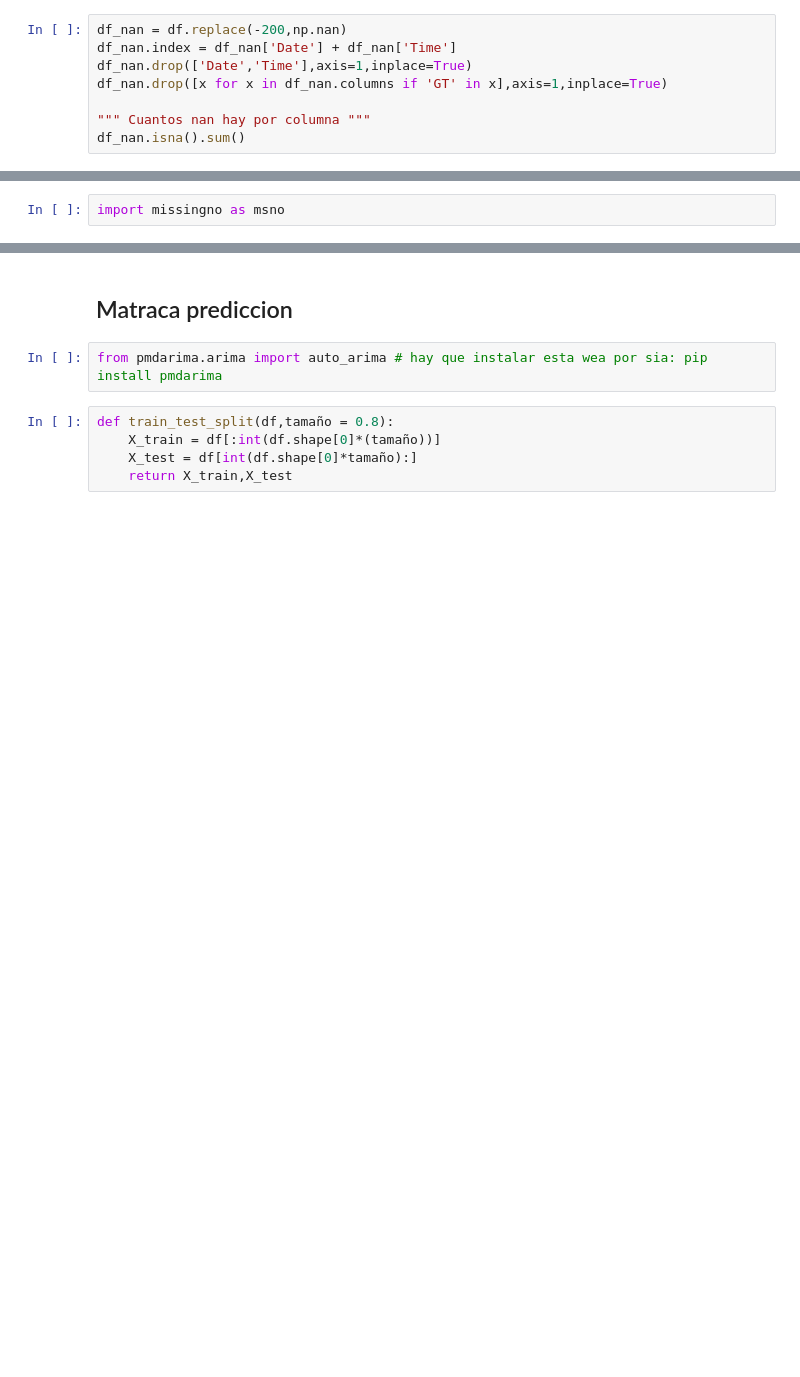
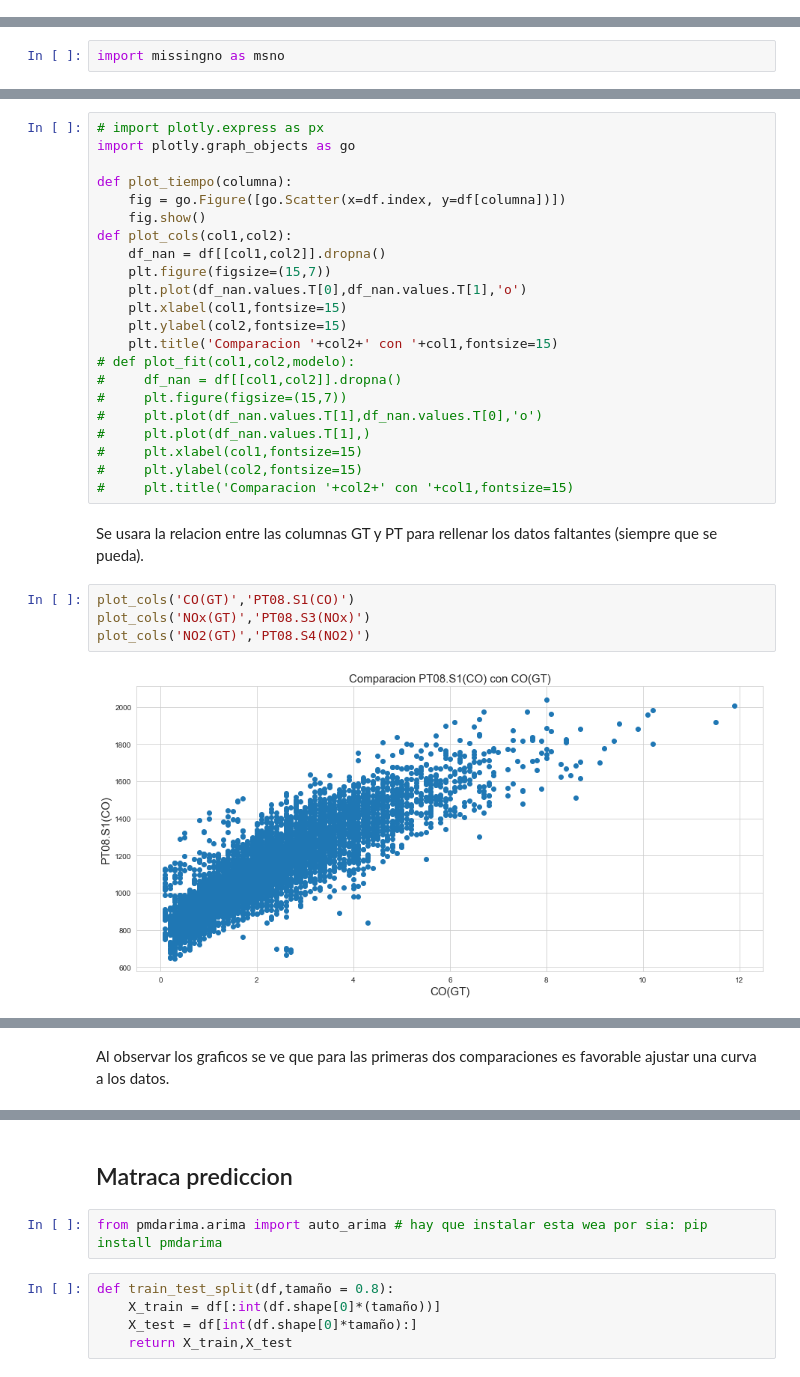
Before and after one commit to Bhernandez-dot/Air_Quality_Forecasting, a Jupyter notebook: proyecto.ipynb, the cells around one changed output, grey strips where cells are left out. Saved outputs shown, nothing was run; the diff lists cells and outputs as text; blank space fills up the shorter version.

```diff
--- a/proyecto.ipynb
+++ b/proyecto.ipynb
@@ -94,8 +11,0 @@ Los datos faltantes del df los reemplazaron con el valor de -200.
-# %%
-df_nan = df.replace(-200,np.nan)
-df_nan.index = df_nan['Date'] + df_nan['Time']
-df_nan.drop(['Date','Time'],axis=1,inplace=True)
-df_nan.drop([x for x in df_nan.columns if 'GT' in x],axis=1,inplace=True)
-
-""" Cuantos nan hay por columna """
-df_nan.isna().sum()
@@ -158,0 +77,30 @@ Text(0.5, 0.98, 'Distribucion de información faltante')
+# %%
+# import plotly.express as px
+import plotly.graph_objects as go
+
+def plot_tiempo(columna):
+    fig = go.Figure([go.Scatter(x=df.index, y=df[columna])])
+    fig.show()
+def plot_cols(col1,col2):
+    df_nan = df[[col1,col2]].dropna()
+    plt.figure(figsize=(15,7))
+    plt.plot(df_nan.values.T[0],df_nan.values.T[1],'o')
+    plt.xlabel(col1,fontsize=15)
+    plt.ylabel(col2,fontsize=15)
+    plt.title('Comparacion '+col2+' con '+col1,fontsize=15)
+# def plot_fit(col1,col2,modelo):
+#     df_nan = df[[col1,col2]].dropna()
+#     plt.figure(figsize=(15,7))
+#     plt.plot(df_nan.values.T[1],df_nan.values.T[0],'o')
+#     plt.plot(df_nan.values.T[1],)
+#     plt.xlabel(col1,fontsize=15)
+#     plt.ylabel(col2,fontsize=15)
+#     plt.title('Comparacion '+col2+' con '+col1,fontsize=15)
+# %% [markdown]
+Se usara la relacion entre las columnas GT y PT para rellenar los datos faltantes (siempre que se pueda).
+# %%
+plot_cols('CO(GT)','PT08.S1(CO)')
+plot_cols('NOx(GT)','PT08.S3(NOx)')
+plot_cols('NO2(GT)','PT08.S4(NO2)')
+# %% [output]
+[figure, added]
@@ -158,0 +109,2 @@ Text(0.5, 0.98, 'Distribucion de información faltante')
+# %% [markdown]
+Al observar los graficos se ve que para las primeras dos comparaciones es favorable ajustar una curva a los datos.
```
Also changed, not shown: parts of 30 cells of this notebook.
